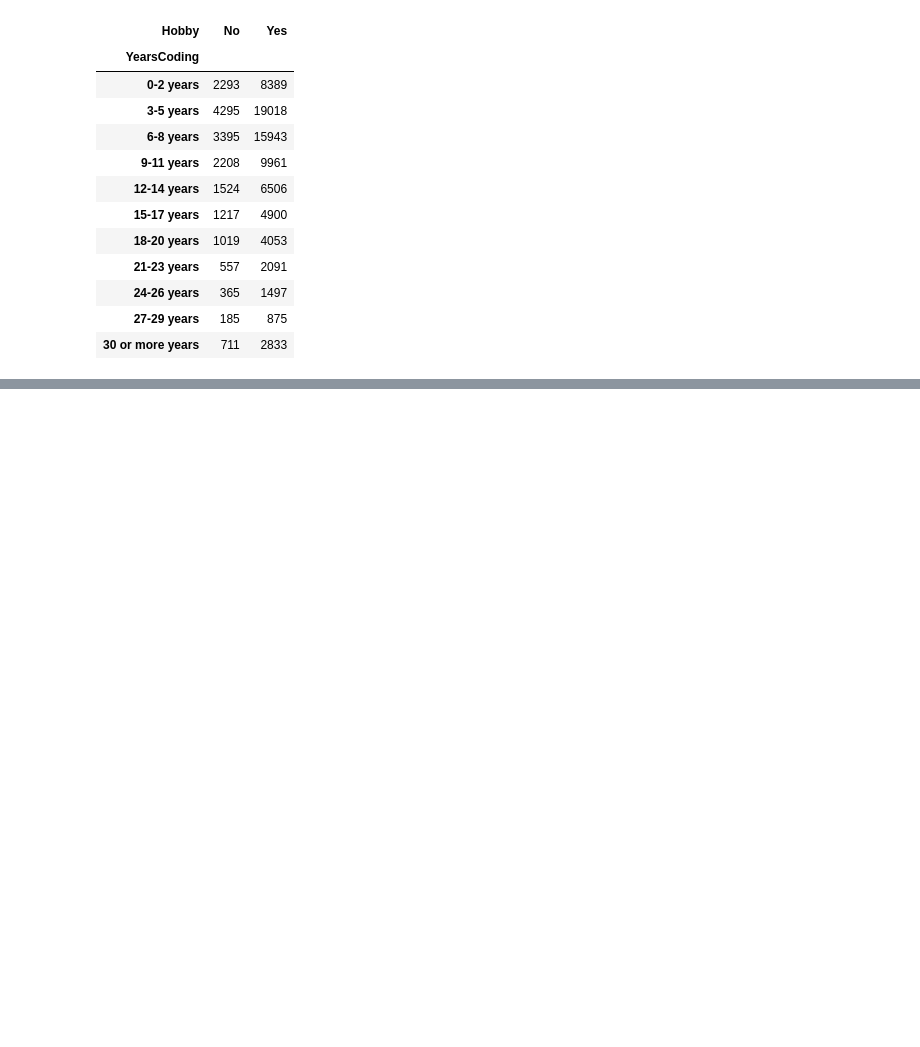
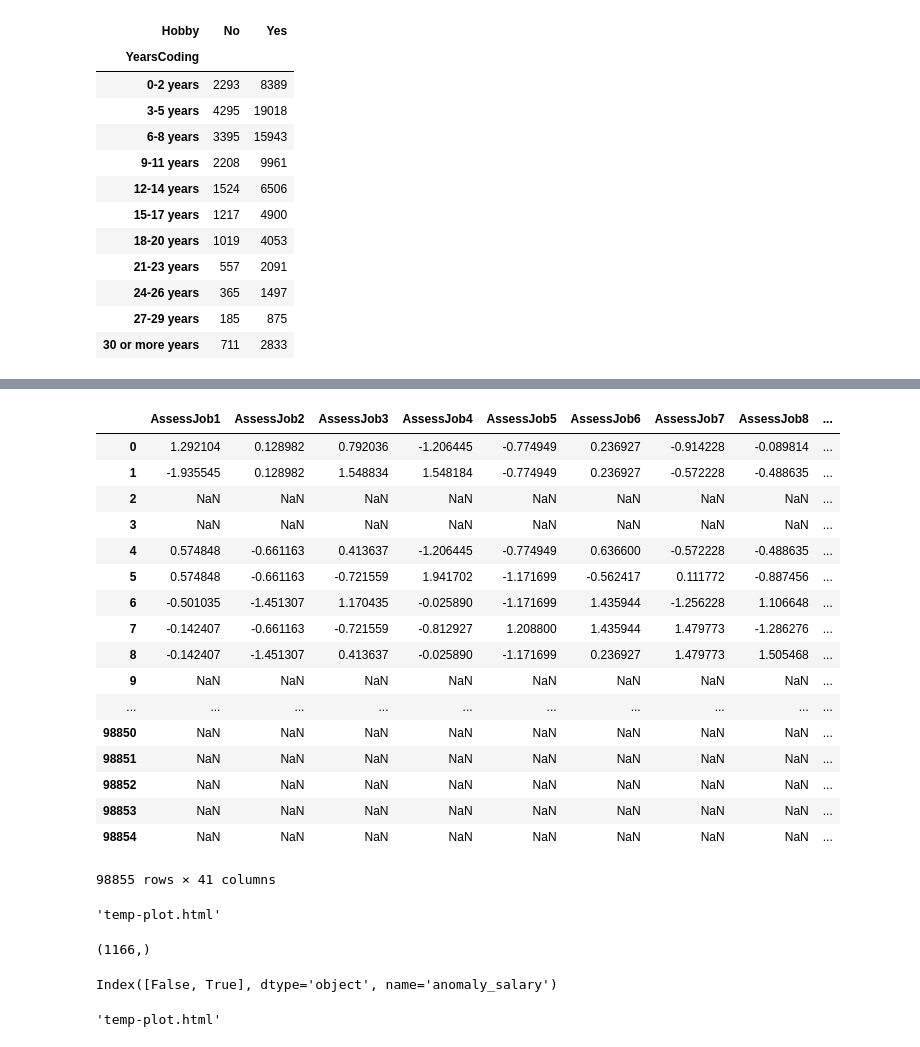
Before and after one commit to itosho/jenga-book, a Jupyter notebook: stackoverflow/analytics.ipynb, the cells around one changed output, grey strips where cells are left out. Drawn from its saved outputs; the diff is of its cells as text; code cells hidden in the pictures; blank space fills up the shorter version.

```diff
--- a/stackoverflow/analytics.ipynb
+++ b/stackoverflow/analytics.ipynb
@@ -165,0 +210,78 @@ hobby_years_coding_count
+# %%
+sc = StandardScaler()
+sc.fit(df[float_columns])
+df_std = sc.transform(df[float_columns])
+df[float_columns] = df_std
+df[float_columns]
+# %% [output]
+|  | AssessJob1 | AssessJob2 | AssessJob3 | AssessJob4 | AssessJob5 | AssessJob6 | AssessJob7 | AssessJob8 | ... |
+| 0 | 1.292104 | 0.128982 | 0.792036 | -1.206445 | -0.774949 | 0.236927 | -0.914228 | -0.089814 | ... |
+| 1 | -1.935545 | 0.128982 | 1.548834 | 1.548184 | -0.774949 | 0.236927 | -0.572228 | -0.488635 | ... |
+| 2 | NaN | NaN | NaN | NaN | NaN | NaN | NaN | NaN | ... |
+| 3 | NaN | NaN | NaN | NaN | NaN | NaN | NaN | NaN | ... |
+| 4 | 0.574848 | -0.661163 | 0.413637 | -1.206445 | -0.774949 | 0.636600 | -0.572228 | -0.488635 | ... |
+| 5 | 0.574848 | -0.661163 | -0.721559 | 1.941702 | -1.171699 | -0.562417 | 0.111772 | -0.887456 | ... |
+| 6 | -0.501035 | -1.451307 | 1.170435 | -0.025890 | -1.171699 | 1.435944 | -1.256228 | 1.106648 | ... |
+| 7 | -0.142407 | -0.661163 | -0.721559 | -0.812927 | 1.208800 | 1.435944 | 1.479773 | -1.286276 | ... |
+| 8 | -0.142407 | -1.451307 | 0.413637 | -0.025890 | -1.171699 | 0.236927 | 1.479773 | 1.505468 | ... |
+| 9 | NaN | NaN | NaN | NaN | NaN | NaN | NaN | NaN | ... |
+| ... | ... | ... | ... | ... | ... | ... | ... | ... | ... |
+| 98850 | NaN | NaN | NaN | NaN | NaN | NaN | NaN | NaN | ... |
+| 98851 | NaN | NaN | NaN | NaN | NaN | NaN | NaN | NaN | ... |
+| 98852 | NaN | NaN | NaN | NaN | NaN | NaN | NaN | NaN | ... |
+| 98853 | NaN | NaN | NaN | NaN | NaN | NaN | NaN | NaN | ... |
+| 98854 | NaN | NaN | NaN | NaN | NaN | NaN | NaN | NaN | ... |
+98855 rows × 41 columns
+# %%
+df = pd.read_csv('survey_results_public.csv', dtype=json.load(open('data_dtypes.json')))
+plotly_data = [
+    plotly.graph_objs.Histogram(
+        x=df.ConvertedSalary
+    ),
+]
+layout = plotly.graph_objs.Layout(width=700, height=400)
+fig = plotly.graph_objs.Figure(data=plotly_data, layout=layout)
+plotly.offline.plot(fig)
+# %% [output]
+'temp-plot.html'
+# %%
+anomaly_std = np.std(df.ConvertedSalary[df.ConvertedSalary > 0]) * 3
+converted_salary_mean = np.mean(df.ConvertedSalary[df.ConvertedSalary > 0])
+anomaly_threshold = converted_salary_mean + anomaly_std
+anomaly_flags = df['ConvertedSalary'] > anomaly_threshold
+df[anomaly_flags]['ConvertedSalary'].shape
+# %% [output]
+(1166,)
+# %%
+df['anomaly_salary'] = df['ConvertedSalary'] > anomaly_threshold
+
+anomaly_salary_years_coding = df[['anomaly_salary', 'YearsCoding']].\
+groupby(['anomaly_salary', 'YearsCoding']).\
+size().\
+reset_index(name='counts').\
+pivot(index='YearsCoding', columns='anomaly_salary', values='counts')
+
+anomaly_salary_years_coding.index = anomaly_salary_years_coding.index.set_categories(['0-2 years', '3-5 years', '6-8 years', '9-11 years', '12-14 years',
+          '15-17 years', '18-20 years', '21-23 years',
+          '24-26 years', '27-29 years', '30 or more years'
+          ])
+anomaly_salary_years_coding.sort_index(inplace=True)
+anomaly_salary_years_coding.columns
+# %% [output]
+Index([False, True], dtype='object', name='anomaly_salary')
+# %%
+plotly_data = [
+    plotly.graph_objs.Bar(
+        x=anomaly_salary_years_coding.index,
+        y=anomaly_salary_years_coding[True] / sum(anomaly_salary_years_coding[True]),
+    name='True'),
+    plotly.graph_objs.Bar(
+        x=anomaly_salary_years_coding.index,
+        y=anomaly_salary_years_coding[False] / sum(anomaly_salary_years_coding[False]),
+    name='False'),
+]
+layout = plotly.graph_objs.Layout(width=700, height=400)
+fig = plotly.graph_objs.Figure(data=plotly_data, layout=layout)
+plotly.offline.plot(fig)
+# %% [output]
+'temp-plot.html'
```
Also changed, not shown: parts of 3 cells of this notebook, 3 other files.
